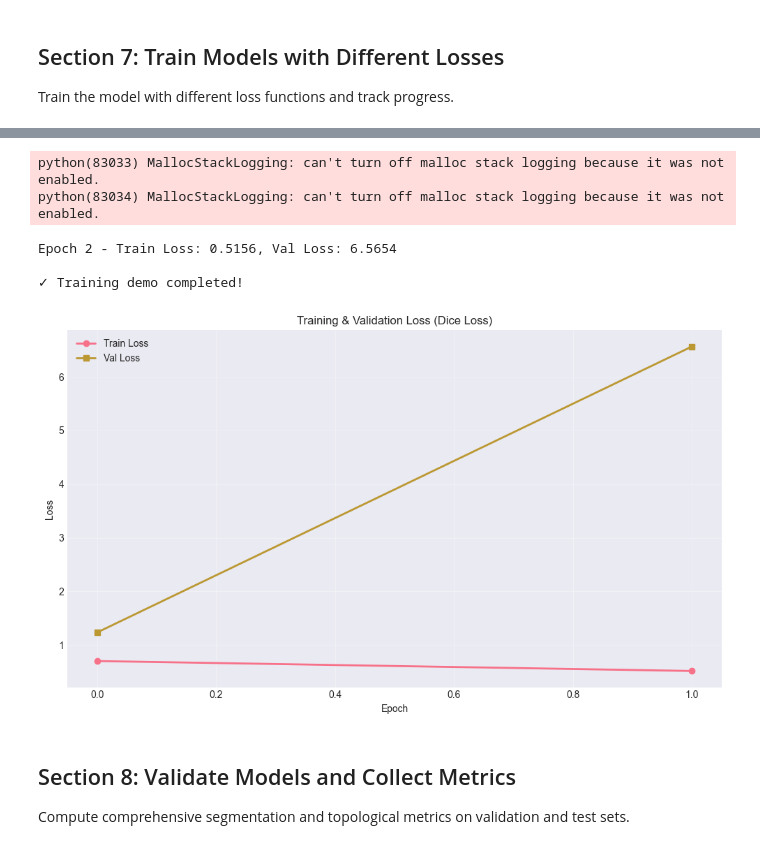
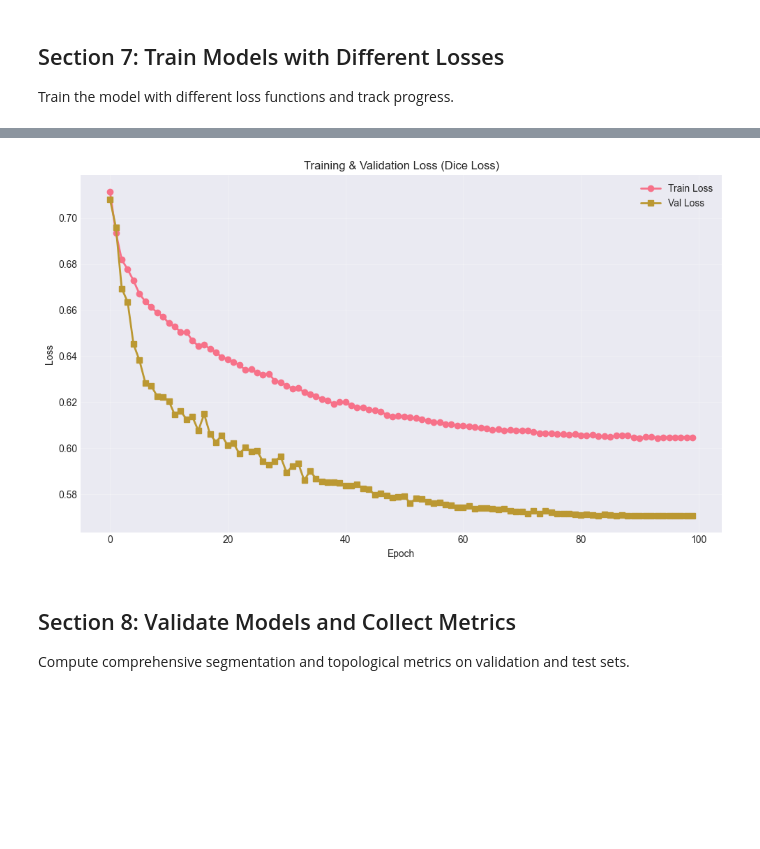
Before and after one commit to ProninEgorDm/TopologyLosses, a Jupyter notebook: pipeline_tutorial.ipynb, the cells around one changed output, grey strips where cells are left out. Saved outputs shown, nothing was run; the diff lists cells and outputs as text; code cells hidden in the pictures; blank space fills up the shorter version.

```diff
--- a/pipeline_tutorial.ipynb
+++ b/pipeline_tutorial.ipynb
@@ -471,8 +471,8 @@ print("Starting training demo with Dice loss for 2 epochs...")
 print("=" * 80)
 
 # Set up for training
-loss_fn = segmentation_losses['dice']
-num_demo_epochs = 2
+loss_fn = segmentation_losses['combined']
+num_demo_epochs = 100
 training_losses = []
 val_losses = []
 
@@ -494,8 +494,8 @@ for epoch in range(num_demo_epochs):
 
         epoch_loss += loss.item()
 
-        if (batch_idx + 1) % 5 == 0:
-            print(f"Epoch {epoch+1}/{num_demo_epochs}, Batch {batch_idx+1}/{len(train_loader)}, Loss: {loss.item():.4f}")
+        # if (batch_idx + 1) % 10 == 0:
+        #     print(f"Epoch {epoch+1}/{num_demo_epochs}, Batch {batch_idx+1}/{len(train_loader)}, Loss: {loss.item():.4f}")
 
     avg_train_loss = epoch_loss / len(train_loader)
     training_losses.append(avg_train_loss)
@@ -544,9 +553,4 @@ Epoch 2/2, Batch 10/10, Loss: -0.0465
-python(83033) MallocStackLogging: can't turn off malloc stack logging because it was not enabled.
-python(83034) MallocStackLogging: can't turn off malloc stack logging because it was not enabled.
-Epoch 2 - Train Loss: 0.5156, Val Loss: 6.5654
-
-✓ Training demo completed!
-[figure, old version]
+[figure, new version]
 # %% [markdown]
 ## Section 8: Validate Models and Collect Metrics
 
```
Also changed, not shown: parts of 7 cells of this notebook, 15 other files.
